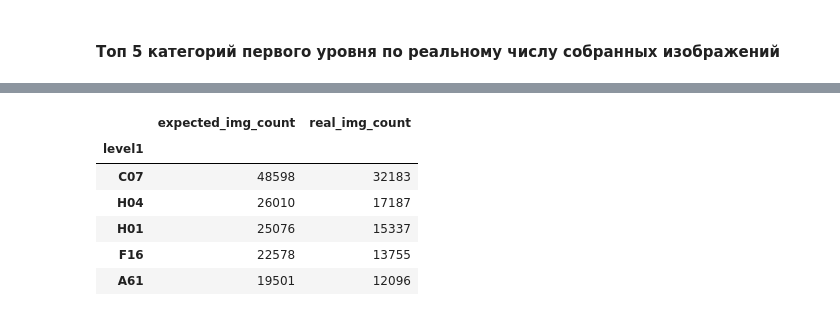
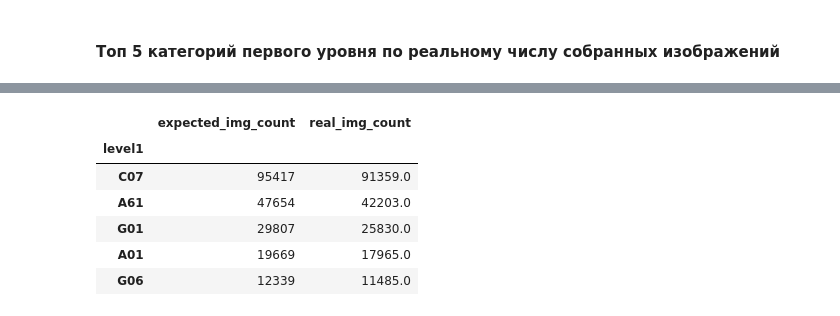
Before and after one commit to JointEntropy/practice_2, a Jupyter notebook: analyzer.ipynb, the cells around one changed output, grey strips where cells are left out. Cells and saved outputs as stored; diff of their text form; code cells hidden in the pictures.

```diff
--- a/analyzer.ipynb
+++ b/analyzer.ipynb
@@ -40,0 +46,8 @@ memory usage: 1.5+ MB
+# %%
+# inplace модификация датафрейма
+df['category_path'].where(df['synthetic_data']==False,df['category_path'].map(lambda _:_[20:]),inplace=True)
+df['category_path'].where(df['synthetic_data']==True,df['category_path'].map(lambda _:_[20:]),inplace=True)
+# %%
+# Разделение на dataframe  с и без синтетически сгенерированной статистики
+s_df = df[df['synthetic_data'] == True]
+o_df =  df[df['synthetic_data'] == False]
@@ -126,6 +166,7 @@ Name: category_path, dtype: int64
 ### Разбиение пути на уровни с дополнением слишком коротких путей до макс.длины
 tmp = df['category_path'].str.split('\\', expand=True)
 df[ ['level'+str(i) for i in range(max_depth)] ] = tmp
+o_df[ ['level'+str(i) for i in range(max_depth)] ] = tmp
 #df.head(5)[['level'+str(i) for i in range(max_depth)]]
 # %% [markdown]
 ###  Анализ числа категорий по уровням.
@@ -157,6 +204,8 @@ cols = ['level'+str(i) for i in range(1,max_depth)]
 ####   Общая статистика по числу изображений по категориям первого уровня
 # %%
 level1_img_stats =  df.groupby('level1')[['expected_img_count','real_img_count']].sum()
+o_level1_img_stats =  o_df.groupby('level1')[['expected_img_count','real_img_count']].sum()
 level1_img_stats.agg(['min','max','mean']).T
+o_level1_img_stats.agg(['min','max','mean']).T
 # %% [output]
 |  | min | max | mean |
@@ -197,10 +264,11 @@ level1_img_stats.plot.box(widths=0.85,vert=False,showfliers=True,
 # %%
-level1_img_stats.sort_values('real_img_count', ascending=False).head(5)
+# Оригинальные данные
+o_level1_img_stats.sort_values('real_img_count', ascending=False).head(5)
 # %% [output]
 |  | expected_img_count | real_img_count |
 | level1 |  |  |
-| C07 | 48598 | 32183 |
-| H04 | 26010 | 17187 |
-| H01 | 25076 | 15337 |
-| F16 | 22578 | 13755 |
-| A61 | 19501 | 12096 |
+| C07 | 95417 | 91359.0 |
+| A61 | 47654 | 42203.0 |
+| G01 | 29807 | 25830.0 |
+| A01 | 19669 | 17965.0 |
+| G06 | 12339 | 11485.0 |
```
Also changed, not shown: parts of 19 cells of this notebook.
